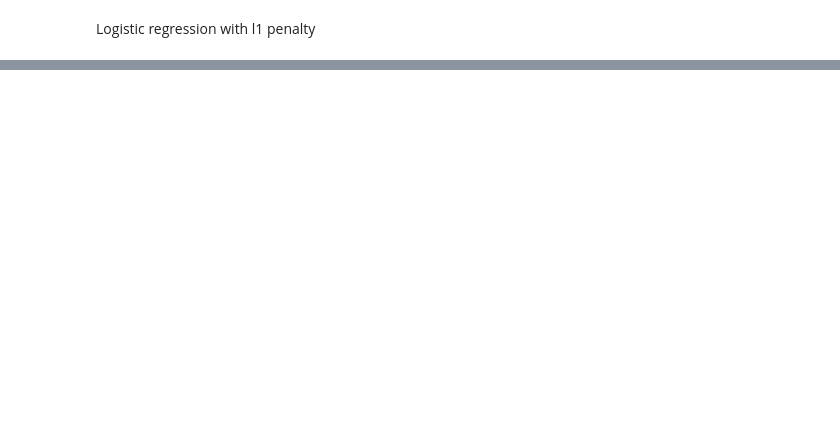
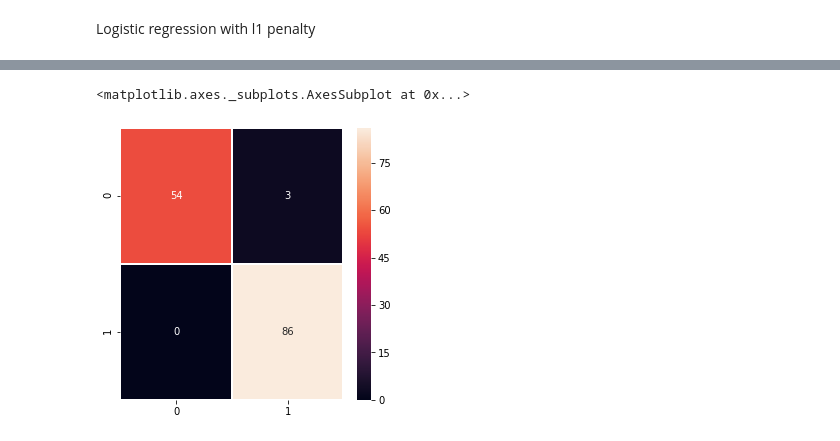
Before and after one commit to ysjbluemoon/Data-Mining, a Jupyter notebook: Final Project/Final Project.ipynb, the cells around one changed output, grey strips where cells are left out. Drawn from its saved outputs; the diff is of its cells as text; code cells hidden in the pictures; blank space fills up the shorter version.

```diff
--- a/Final Project/Final Project.ipynb
+++ b/Final Project/Final Project.ipynb
@@ -190,0 +212,13 @@ ValueError: Shape of passed values is (1, 16), indices imply (1, 30)
+# %%
+from sklearn.metrics import confusion_matrix
+y_true = y_test
+y_pred = pen_logreg.predict(x_test) #Predict data for eveluating
+cm = confusion_matrix(y_true,y_pred)
+# %%
+import matplotlib.pyplot as plt
+import seaborn as sns
+f,ax = plt.subplots(figsize = (5,5))
+sns.heatmap(cm,annot = True,linewidth = 1,fmt =".0f",ax = ax)
+# %% [output]
+<matplotlib.axes._subplots.AxesSubplot at 0x...>
+[figure, added]
```
Also changed, not shown: parts of 11 cells of this notebook.
